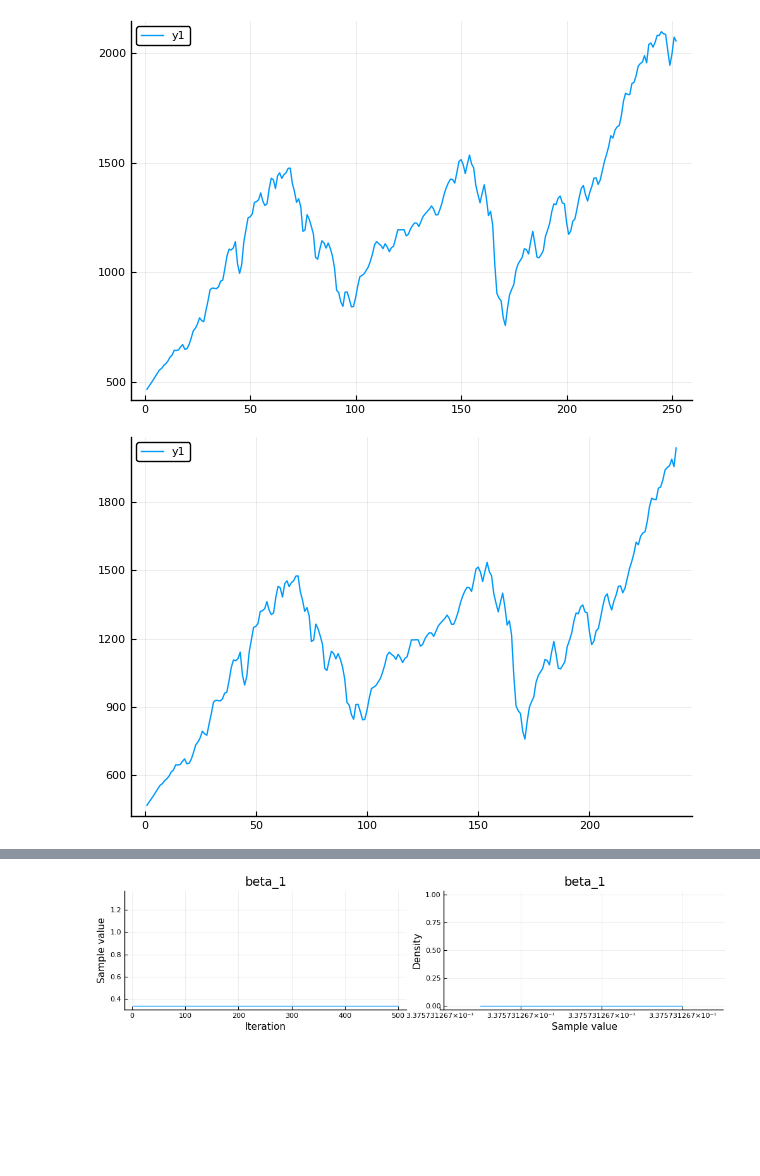
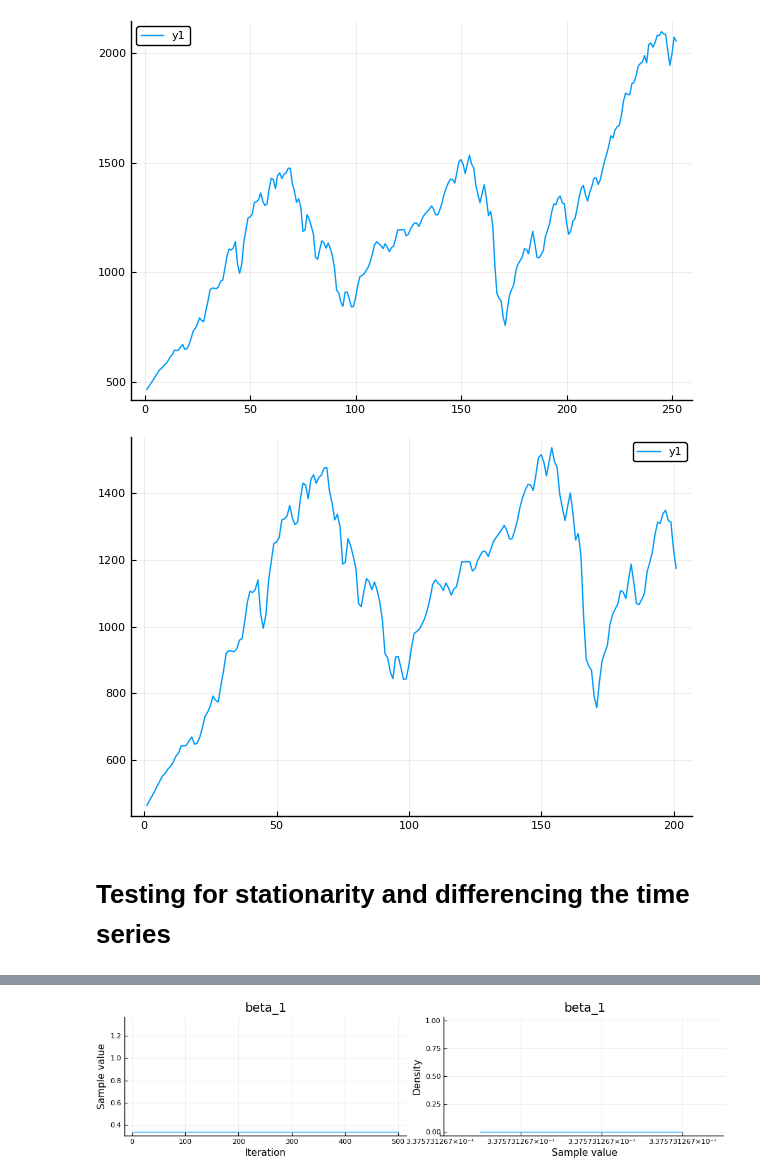
Before and after one commit to saumyagshah/JupyterNBTuringExamples, a Jupyter notebook: ARIMA.ipynb, the cells around one changed output, grey strips where cells are left out. Drawn from its saved outputs; the diff is of its cells as text; code cells hidden in the pictures; blank space fills up the shorter version.

```diff
--- a/ARIMA.ipynb
+++ b/ARIMA.ipynb
@@ -51,14 +53,16 @@ plot(s)
 [figure]
 # %%
 # Split into training and test sets. We will predict for the next 4 days using the data from the past 32 days
-train_percentage = 0.95
+train_percentage = 0.8
 s_train = s[1:floor(Int, train_percentage*length(s))]
 N = length(s_train)
 
 # Plot the training data
 plot(s_train)
 # %% [output]
-[figure, old version]
+[figure, new version]
+# %% [markdown]
+# Testing for stationarity and differencing the time series
 # %%
 ADFTest(s_train, Symbol("constant"), 5)
 # %% [output]
```
Also changed, not shown: parts of 19 cells of this notebook.
